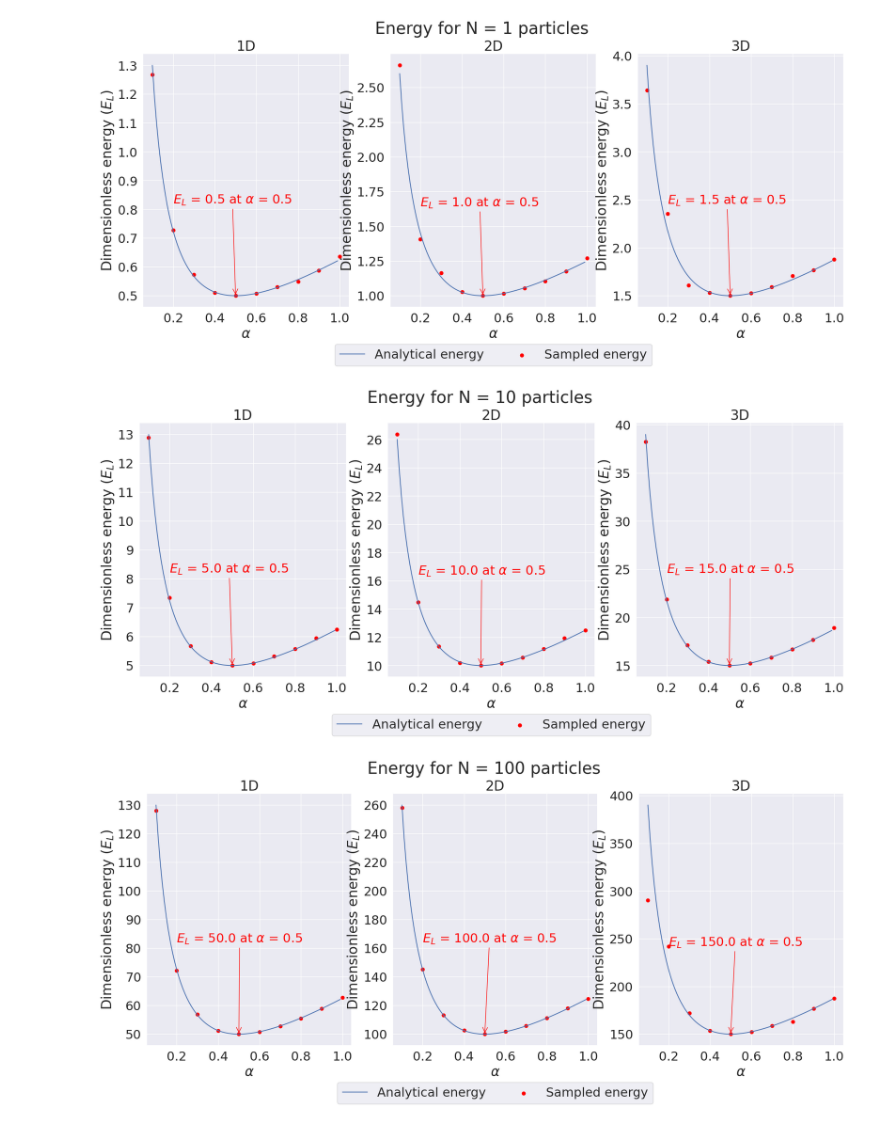
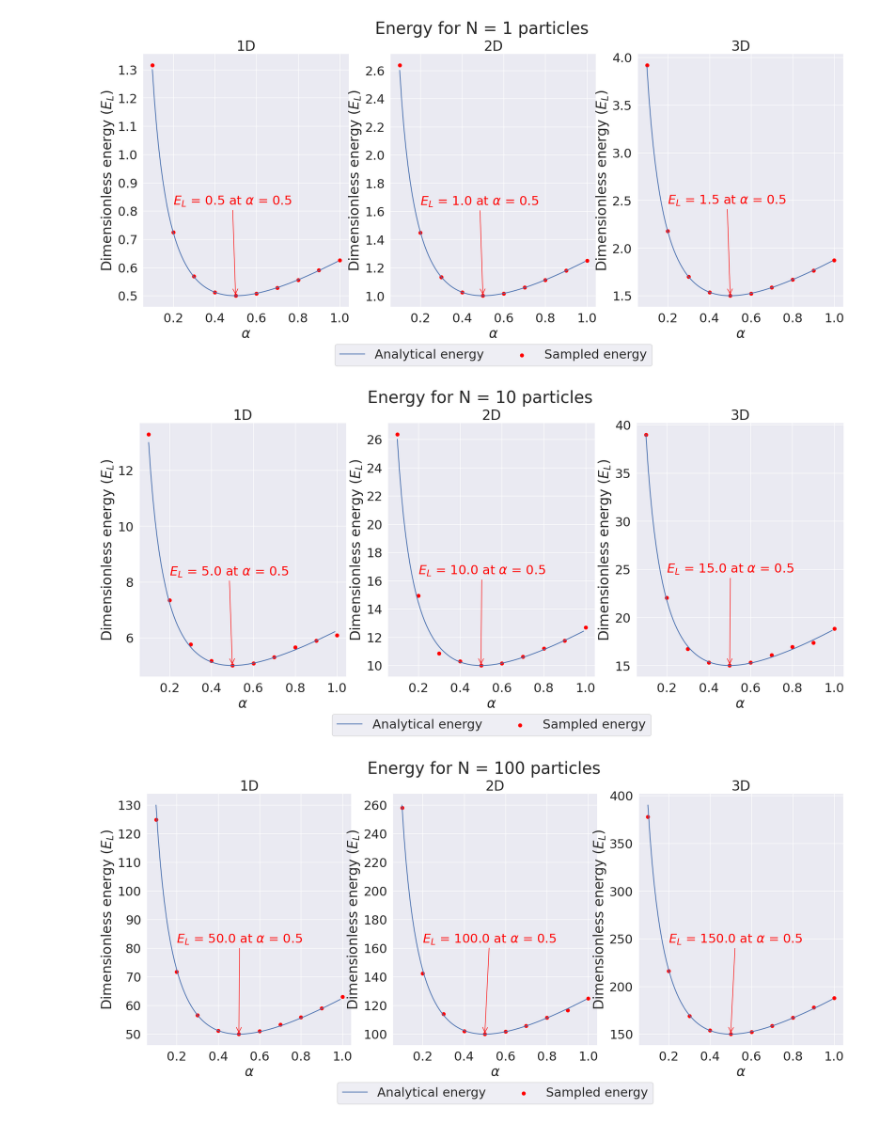
Before and after one commit to carlfre/FYS4411-project1, a Jupyter notebook: plots/plotting.ipynb, the cells around one changed output. Drawn from its saved outputs; the diff is of its cells as text; code cells hidden in the pictures.

```diff
--- a/plots/plotting.ipynb
+++ b/plots/plotting.ipynb
@@ -7,33 +7,33 @@ sns.set_theme(font_scale = 2)
 # %%
 def analytical_energy(alpha, N_dim, N_particles):
     y = alpha/2 + 1/(8*alpha)
     return y*N_dim*N_particles
 alpha = np.arange(0.1, 1, 0.01)
 arrowprops = dict(arrowstyle="->", color = 'red')
 for N in [1, 10, 100, 500]:
     fig, axs = plt.subplots(1, 3, figsize = (22, 8))
     for index, d in enumerate([1, 2, 3]):
-        df = pd.read_csv(f'../output/N={N}_d={d}_energy.csv')
+        df = pd.read_csv(f'../output/N={N}_d={d}_ana_IS.csv')
         N_dim = df.d.iloc[0]
         N_particles = df.N.iloc[0]
 
         min_energy = df['energy'].min()
         min_alpha = df[df.energy == min_energy]['alpha'].iloc[0]
 
         axs[index].plot(alpha, analytical_energy(alpha, N_dim, N_particles), label = 'Analytical energy')
         axs[index].scatter(x = df['alpha'],y =  df['energy'], label = 'Sampled energy', color = 'red')
         axs[index].set_xlabel(r'$\alpha$')
         axs[index].set_ylabel(r'Dimensionless energy $(E_L)$')
         axs[index].annotate(r'$E_L$'+ f' = {min_energy} at '+r'$\alpha$'+f' = {min_alpha}',
                             xy=(min_alpha, min_energy),
                             xytext=(min_alpha-0.3, min_energy+0.5*df.energy.mean()),
                             arrowprops=arrowprops, size = 22, color = 'red')
         axs[index].set_title(f'{d}D')
     tlt = fig.suptitle(f'Energy for N = {N_particles} particles')
     lgd = axs[1].legend(loc = 'upper center', ncol = 2, fancybox = True, bbox_to_anchor = (0.5, -0.12))
     #plt.savefig(f'N={N}_energy.pdf', bbox_extra_artists=(lgd,tlt), bbox_inches='tight')
     plt.show()
 # %% [output]
-[figure, old version]
+[figure, new version]
-[figure, old version]
+[figure, new version]
-[figure, old version]
+[figure, new version]
```
Also changed, not shown: parts of 11 cells of this notebook, 7 other files.
